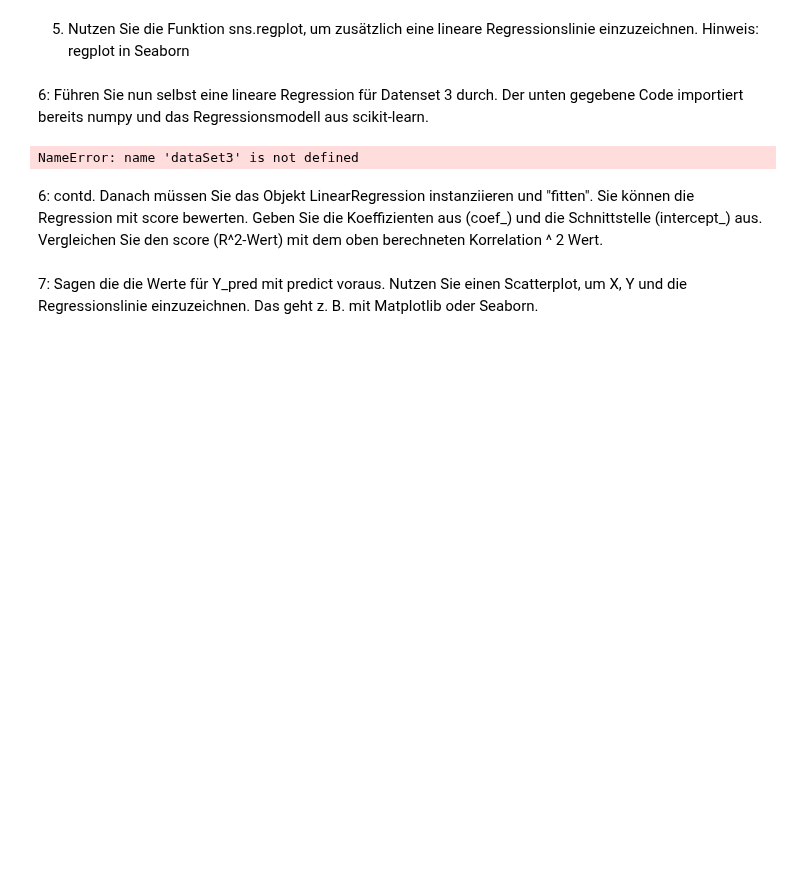
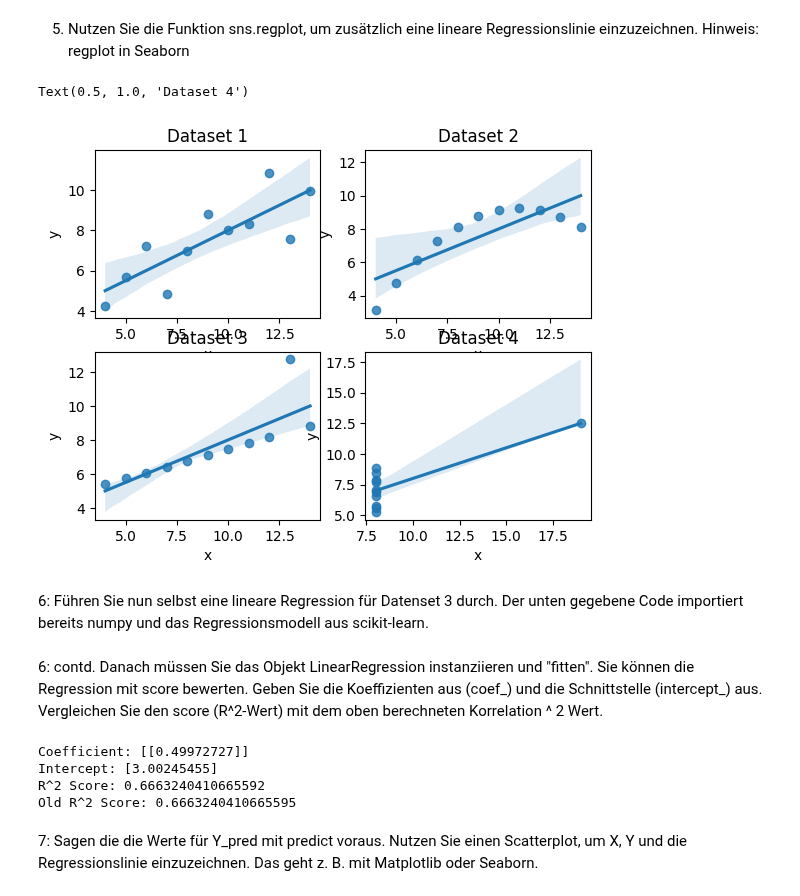
Before and after one commit to MortizK/LaTeX, a Jupyter notebook: DHBW/sem4/DataSci/jupyter/Datenanalyse_stud.ipynb, the cells around one changed output. Cells and saved outputs as stored; diff of their text form; code cells hidden in the pictures; blank space fills up the shorter version.

```diff
--- a/DHBW/sem4/DataSci/jupyter/Datenanalyse_stud.ipynb
+++ b/DHBW/sem4/DataSci/jupyter/Datenanalyse_stud.ipynb
@@ -31,3 +102,21 @@ axes = axes.flatten()
+# %%
+import matplotlib.pyplot as plt
+import seaborn as sns
+
+fig, axes = plt.subplots(2, 2)
+axes = axes.flatten()
+
+sns.regplot(x='x', y='y', data=df1, ax=axes[0], scatter=True)
+axes[0].set_title('Dataset 1')
+sns.regplot(x='x', y='y', data=df2, ax=axes[1], scatter=True)
+axes[1].set_title('Dataset 2')
+sns.regplot(x='x', y='y', data=df3, ax=axes[2], scatter=True)
+axes[2].set_title('Dataset 3')
+sns.regplot(x='x', y='y', data=df4, ax=axes[3], scatter=True)
+axes[3].set_title('Dataset 4')
+# %% [output]
+Text(0.5, 1.0, 'Dataset 4')
+[figure, added]
 # %% [markdown]
 6: Führen Sie nun selbst eine lineare Regression für Datenset 3 durch. Der unten gegebene Code importiert bereits numpy und das Regressionsmodell aus scikit-learn.
 # %%
@@ -36,13 +125,24 @@ import matplotlib.pyplot as plt
 from sklearn.linear_model import LinearRegression
 
 
-X = dataSet3.X # works here, more general:
+X = df3.x # works here, more general:
 
-X = dataSet3.iloc[:, 0].values.reshape(-1, 1)  # iloc: indexing with all rows and first column, values: cast to numpy array of size (n,),
-Y = dataSet3.iloc[:, 1].values.reshape(-1, 1)  # reshape: cast to 2D array with automatically computed #rows, results is of size (n,1)
+X = df3.iloc[:, 0].values.reshape(-1, 1)  # iloc: indexing with all rows and first column, values: cast to numpy array of size (n,),
+Y = df3.iloc[:, 1].values.reshape(-1, 1)  # reshape: cast to 2D array with automatically computed #rows, results is of size (n,1)
-# %% [output]
-NameError: name 'dataSet3' is not defined
 # %% [markdown]
 6: contd. Danach müssen Sie das Objekt LinearRegression instanziieren und "fitten". Sie können die Regression mit score bewerten. Geben Sie die Koeffizienten aus (coef_) und die Schnittstelle (intercept_) aus. Vergleichen Sie den score (R^2-Wert) mit dem oben berechneten Korrelation ^ 2 Wert.
+# %%
+model = LinearRegression()
+model.fit(X, Y)
+
+print("Coefficient:", model.coef_)
+print("Intercept:", model.intercept_)
+print("R^2 Score:", model.score(X, Y))
+print("Old R^2 Score:", correlation3**2)
+# %% [output]
+Coefficient: [[0.49972727]]
+Intercept: [3.00245455]
+R^2 Score: 0.6663240410665592
+Old R^2 Score: 0.6663240410665595
 # %% [markdown]
 7: Sagen die die Werte für Y_pred mit predict voraus. Nutzen Sie einen Scatterplot, um X, Y und die Regressionslinie einzuzeichnen. Das geht z. B. mit Matplotlib oder Seaborn.
```
Also changed, not shown: parts of 8 cells of this notebook, 5 other files.
